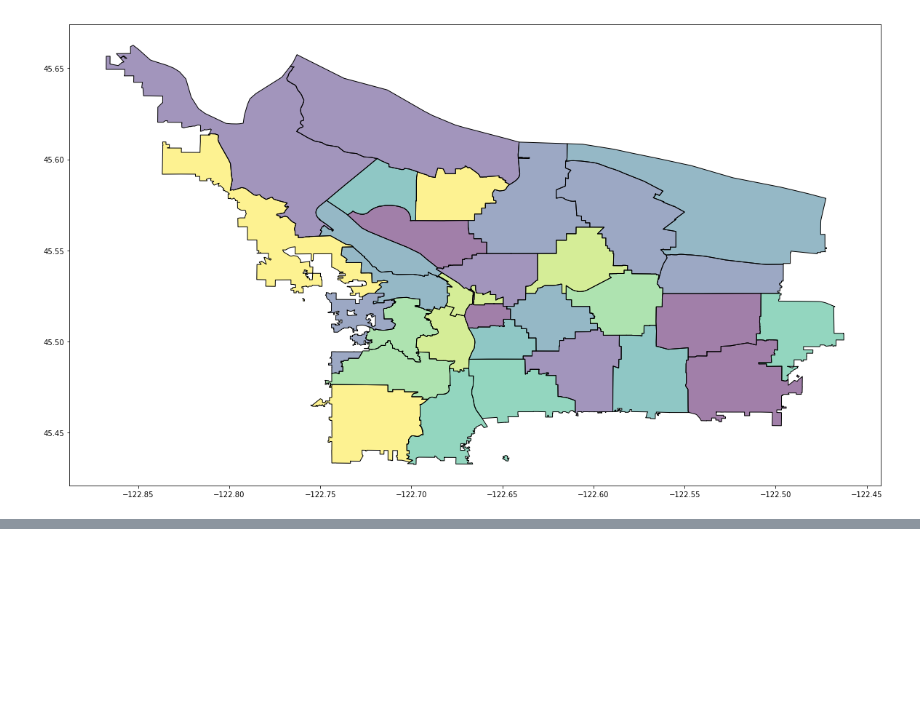
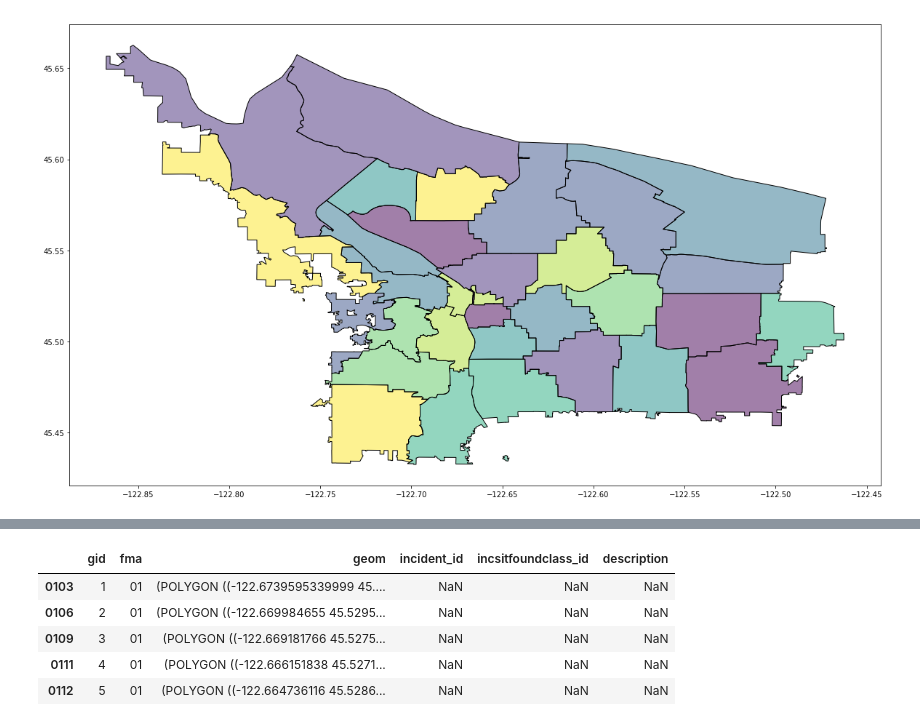
Before and after one commit to rcallihan/HackOregon-EmergencyResponse, a Jupyter notebook: RyanTest_Fire Block Plot.ipynb, the cells around one changed output, grey strips where cells are left out. Cells and saved outputs as stored; diff of their text form; code cells hidden in the pictures; blank space fills up the shorter version.

```diff
--- a/RyanTest_Fire Block Plot.ipynb
+++ b/RyanTest_Fire Block Plot.ipynb
@@ -143,3 +152,15 @@ df2.plot(figsize=(20,20))
 # %% [output]
 <matplotlib.axes._subplots.AxesSubplot at 0x...>
 [figure]
+# %%
+QUERY4='''SELECT incident.incident_id,incident.fireblock, incsitfoundclass.incsitfoundclass_id, incsitfoundclass.description
+FROM incident
+  INNER JOIN incsitfound
+    ON incident.incsitfoundprm_id = incsitfound.incsitfound_id
+  LEFT JOIN incsitfoundsub
+    ON incsitfound.incsitfoundsub_id = incsitfoundsub.incsitfoundsub_id
+  LEFT JOIN incsitfoundclass
+    ON incsitfoundsub.incsitfoundclass_id = incsitfoundclass.incsitfoundclass_id;
+'''
+# %%
+df4 = pquery(QUERY4)
@@ -145,0 +198,2 @@ df2.plot(figsize=(20,20))
+# %%
+falsecalls_df = df4[df4['incsitfoundclass_id'] == 7]
@@ -145,0 +204,11 @@ df2.plot(figsize=(20,20))
+# %%
+fireblocks_falsecalls_joined = df3.set_index('resp_zone').join(falsecalls_df.set_index('fireblock'))
+# %%
+fireblocks_falsecalls_joined.head()
+# %% [output]
+|  | gid | fma | geom | incident_id | incsitfoundclass_id | description |
+| 0103 | 1 | 01 | (POLYGON ((-122.6739595339999 45.... | NaN | NaN | NaN |
+| 0106 | 2 | 01 | (POLYGON ((-122.669984655 45.5295... | NaN | NaN | NaN |
+| 0109 | 3 | 01 | (POLYGON ((-122.669181766 45.5275... | NaN | NaN | NaN |
+| 0111 | 4 | 01 | (POLYGON ((-122.666151838 45.5271... | NaN | NaN | NaN |
+| 0112 | 5 | 01 | (POLYGON ((-122.664736116 45.5286... | NaN | NaN | NaN |
```
Also changed, not shown: parts of 5 cells of this notebook.
